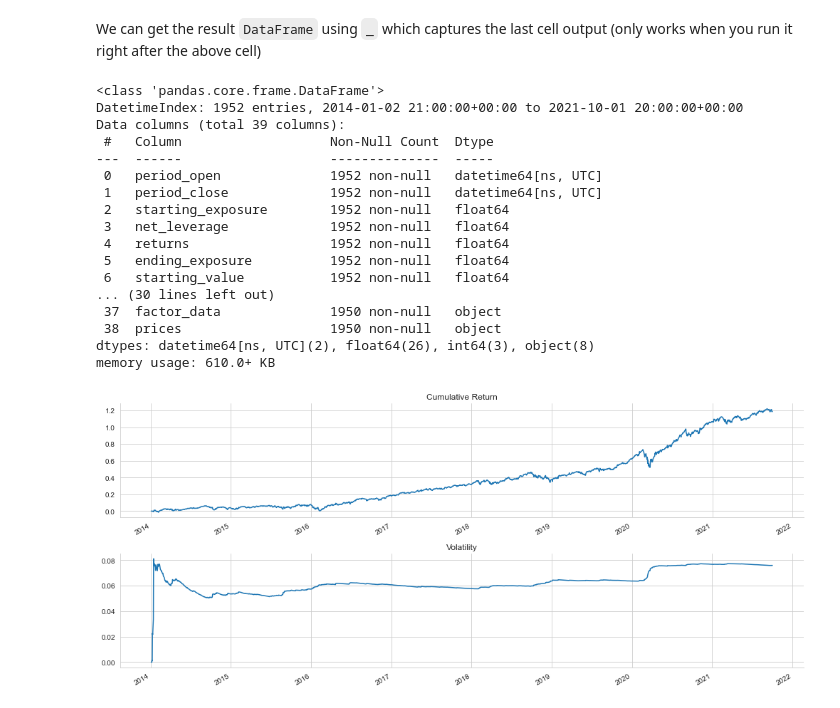
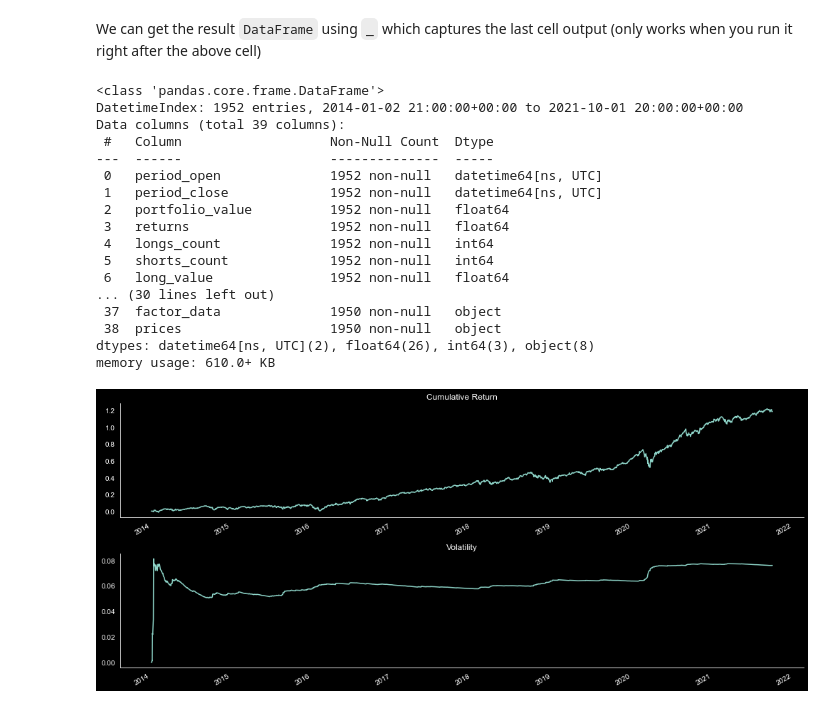
Before and after one commit to Moccazio/Medium, a Jupyter notebook: Algorithmic_Trading_Simulations/03_Zipline_Single_Factor_Pipeline.ipynb, the cells around one changed output. Saved outputs shown, nothing was run; the diff lists cells and outputs as text; code cells hidden in the pictures.

```diff
--- a/Algorithmic_Trading_Simulations/03_Zipline_Single_Factor_Pipeline.ipynb
+++ b/Algorithmic_Trading_Simulations/03_Zipline_Single_Factor_Pipeline.ipynb
@@ -12,7 +12,7 @@ warnings.filterwarnings('ignore')
 import matplotlib.pyplot as plt
 import seaborn as sns
 # %%
-sns.set_style('whitegrid')
+plt.style.use('dark_background')
 import os
 environ = os.environ
 
@@ -144,9 +144,9 @@ def before_trading_start(context, data):
 # %% [markdown]
 We can get the result `DataFrame` using `_` which captures the last cell output (only works when you run it right after the above cell)
 # %%
-result = _
+results = _
 # %%
-result.info()
+results.info()
 # %% [output]
 <class 'pandas.core.frame.DataFrame'>
 DatetimeIndex: 1952 entries, 2014-01-02 21:00:00+00:00 to 2021-10-01 20:00:00+00:00
@@ -155,23 +155,24 @@ Data columns (total 39 columns):
 ---  ------                   --------------  -----
  0   period_open              1952 non-null   datetime64[ns, UTC]
  1   period_close             1952 non-null   datetime64[ns, UTC]
- 2   starting_exposure        1952 non-null   float64
- 3   net_leverage             1952 non-null   float64
- 4   returns                  1952 non-null   float64
- 5   ending_exposure          1952 non-null   float64
- 6   starting_value           1952 non-null   float64
+ 2   portfolio_value          1952 non-null   float64
+ 3   returns                  1952 non-null   float64
+ 4   longs_count              1952 non-null   int64
+ 5   shorts_count             1952 non-null   int64
+ 6   long_value               1952 non-null   float64
 ... (30 lines left out)
  37  factor_data              1950 non-null   object
  38  prices                   1950 non-null   object
 dtypes: datetime64[ns, UTC](2), float64(26), int64(3), object(8)
 memory usage: 610.0+ KB
 # %%
+# plot the results
 fig, axes = plt.subplots(nrows=2, figsize=(14,6))
-result.algorithm_period_return.plot(ax=axes[0], title='Cumulative Return')
-result.algo_volatility.plot(ax=axes[1], title='Volatility')
+results.algorithm_period_return.plot(ax=axes[0], title='Cumulative Return')
+results.algo_volatility.plot(ax=axes[1], title='Volatility')
 sns.despine()
 fig.tight_layout()
 fig.savefig(('results/simple_mean_reversion_pipeline_results'), dpi=300);
 # %% [output]
-[figure, old version]
+[figure, new version]
 # %%
```
Also changed, not shown: parts of 2 cells of this notebook.
